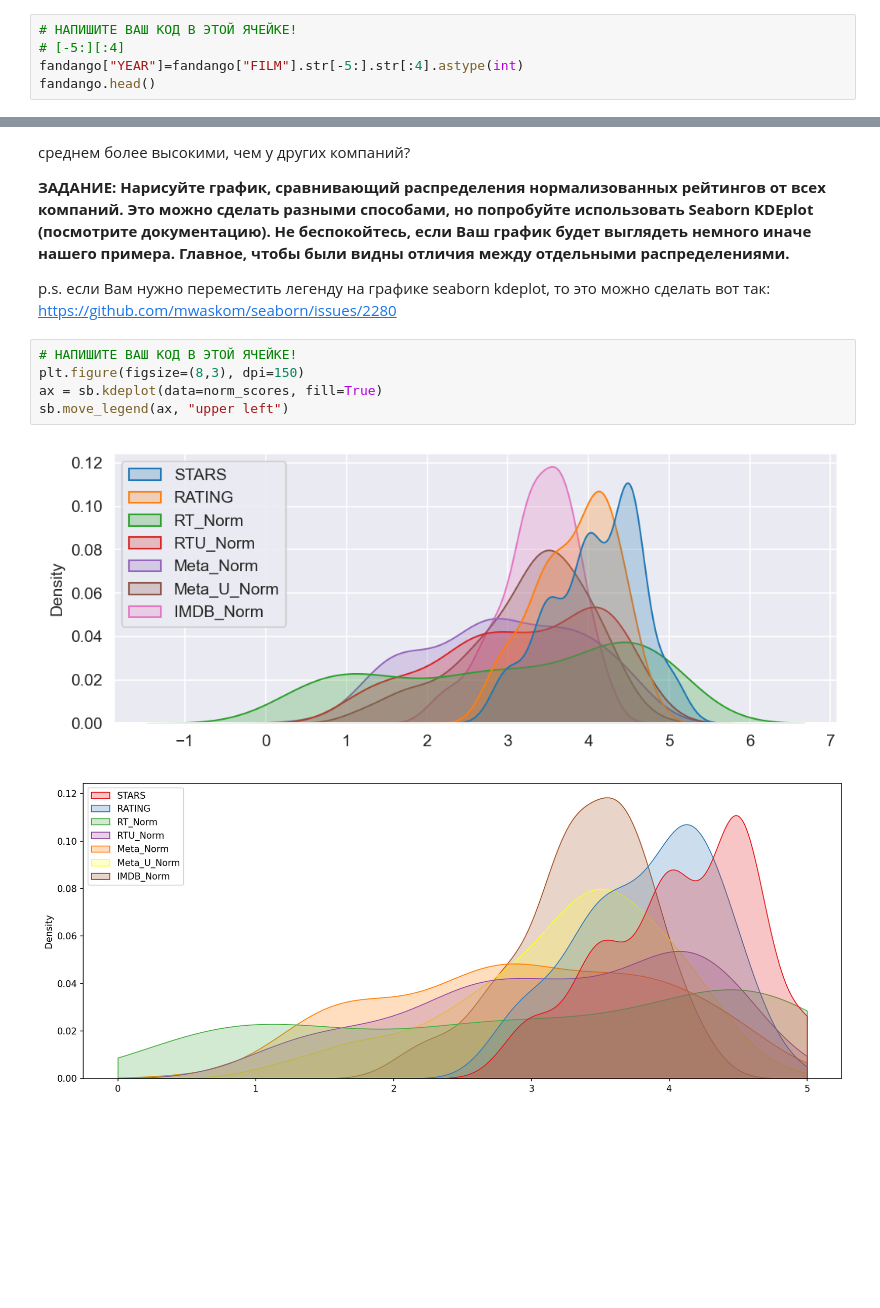
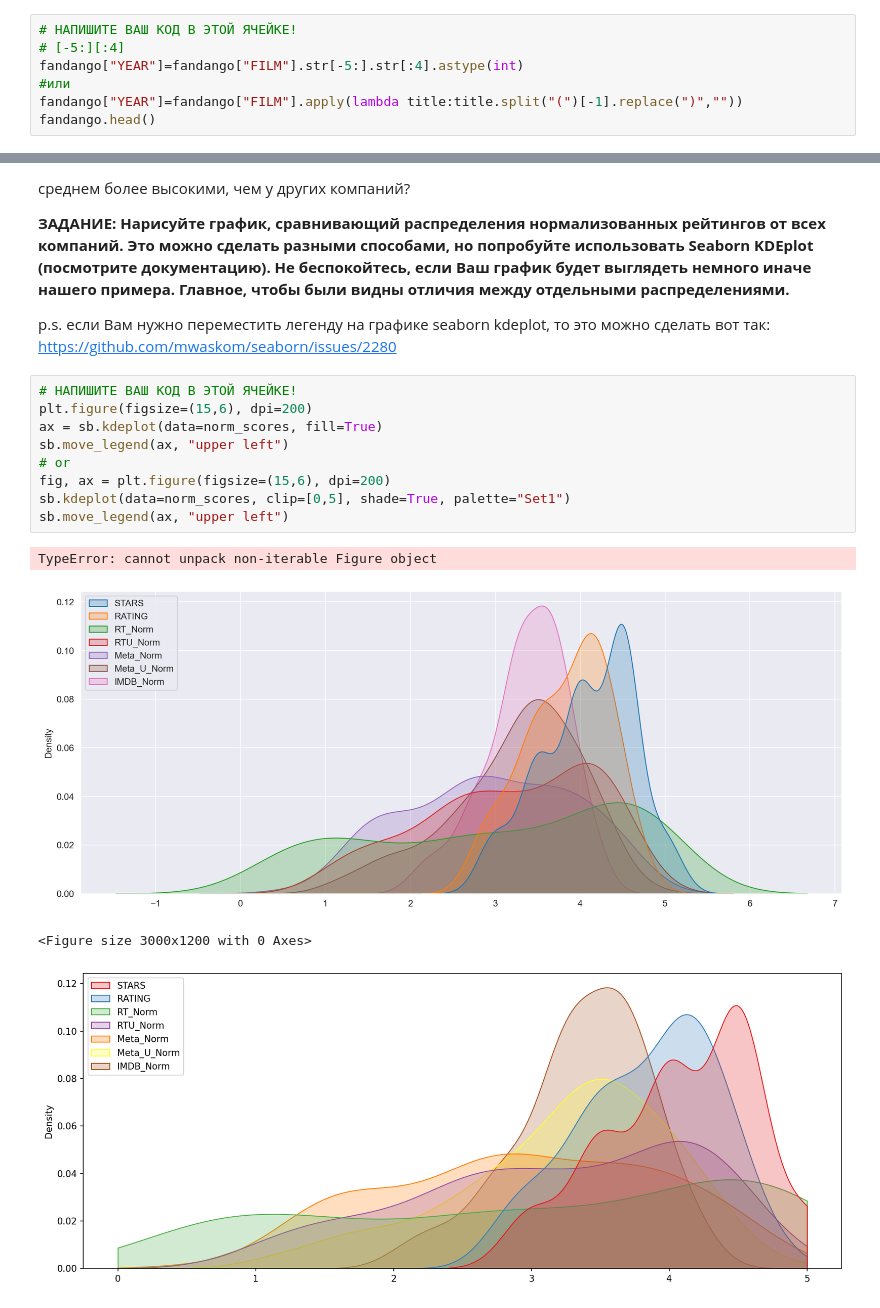
Before and after one commit to sanakulov/ml2, a Jupyter notebook: 06-Capstone-Project/00-Capstone-Project.ipynb, the cells around one changed output, grey strips where cells are left out. Saved outputs shown, nothing was run; the diff lists cells and outputs as text; blank space fills up the shorter version.

```diff
--- a/06-Capstone-Project/00-Capstone-Project.ipynb
+++ b/06-Capstone-Project/00-Capstone-Project.ipynb
@@ -162,6 +160,8 @@ fandango.corr(method="pearson",numeric_only=True)
 # НАПИШИТЕ ВАШ КОД В ЭТОЙ ЯЧЕЙКЕ!
 # [-5:][:4]
 fandango["YEAR"]=fandango["FILM"].str[-5:].str[:4].astype(int)
+#или
+fandango["YEAR"]=fandango["FILM"].apply(lambda title:title.split("(")[-1].replace(")",""))
 fandango.head()
 # %% [output]
 |  | FILM | STARS | RATING | VOTES | YEAR |
@@ -717,11 +748,17 @@ norm_scores.head()
 p.s. если Вам нужно переместить легенду на графике seaborn kdeplot, то это можно сделать вот так: https://github.com/mwaskom/seaborn/issues/2280
 # %%
 # НАПИШИТЕ ВАШ КОД В ЭТОЙ ЯЧЕЙКЕ!
-plt.figure(figsize=(8,3), dpi=150)
+plt.figure(figsize=(15,6), dpi=200)
 ax = sb.kdeplot(data=norm_scores, fill=True)
 sb.move_legend(ax, "upper left")
+# or
+fig, ax = plt.figure(figsize=(15,6), dpi=200)
+sb.kdeplot(data=norm_scores, clip=[0,5], shade=True, palette="Set1")
+sb.move_legend(ax, "upper left")
 # %% [output]
+TypeError: cannot unpack non-iterable Figure object
-[figure, old version]
+[figure, new version]
+<Figure size 3000x1200 with 0 Axes>
 # %%
 # %% [output]
 [figure]
```
Also changed, not shown: parts of 16 cells of this notebook.
